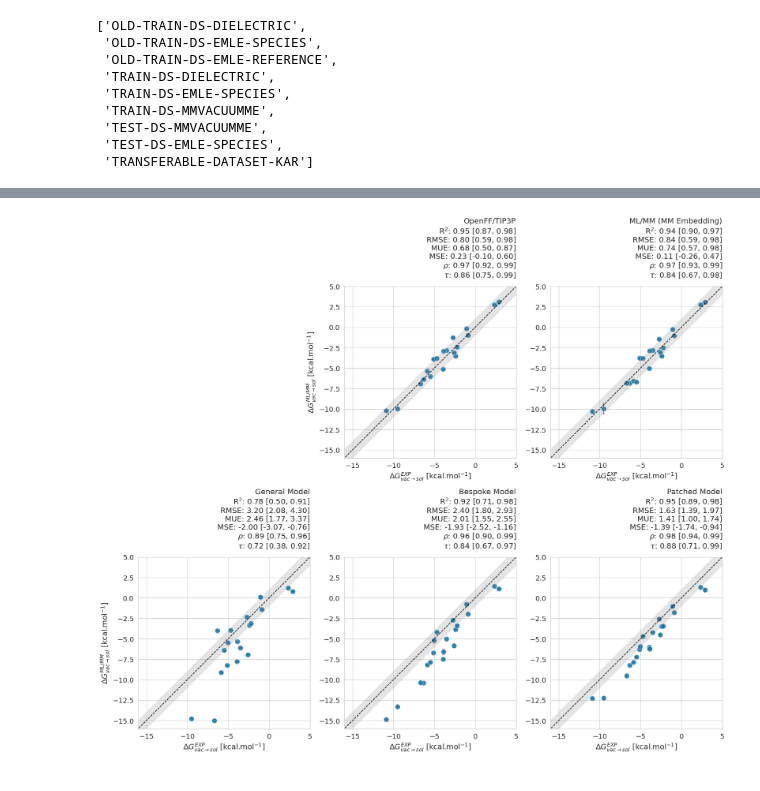
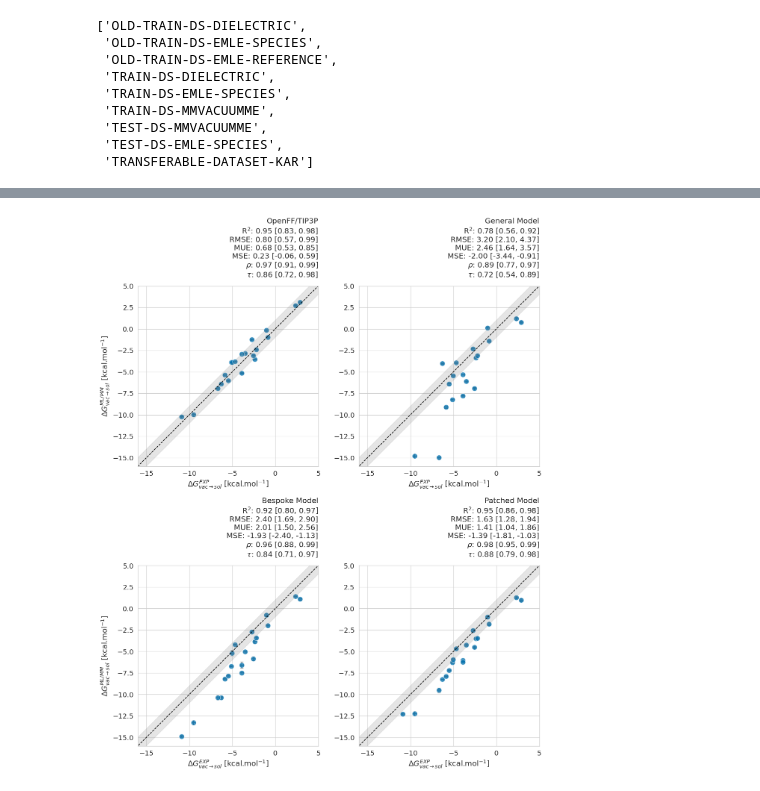
Before and after one commit to michellab/EMLE_HFE_SI, a Jupyter notebook: figures/hydration_fe/bespoke_patched_models/plot_ahfe_scatters.ipynb, the cells around one changed output, grey strips where cells are left out. Saved outputs shown, nothing was run; the diff lists cells and outputs as text; code cells hidden in the pictures.

Commit message:
Update figures

```diff
--- a/figures/hydration_fe/bespoke_patched_models/plot_ahfe_scatters.ipynb
+++ b/figures/hydration_fe/bespoke_patched_models/plot_ahfe_scatters.ipynb
@@ -331,7 +331,7 @@ df_data_mean = pd.DataFrame(
     {
         "EXP": EXP_MEAN,
         "OpenFF/TIP3P": dG_MM_MEAN,
-        "ML/MM (MM Embedding)": dG_ME_MEAN,
+        #"ML/MM (MM Embedding)": dG_ME_MEAN,
         "General Model": dG_QM7_MEAN,
         #'BESPOKE_ITER_1': dG_BESPOKE_ITER_1_MEAN,
         "Bespoke Model": dG_BESPOKE_ITER_2_MEAN,
@@ -357,7 +357,7 @@ df_data_error = pd.DataFrame(
     {
         "EXP": EXP_STD,
         "OpenFF/TIP3P": dG_MM_ERROR,
-        "ML/MM (MM Embedding)": dG_ME_ERROR,
+        #"ML/MM (MM Embedding)": dG_ME_ERROR,
         "General Model": dG_QM7_ERROR,
         "Bespoke Model": dG_BESPOKE_ITER_2_ERROR,
         "Patched Model": dG_PATCHED_ITER_2_ERROR,
@@ -388,13 +368,13 @@ Name: ML/MM (MM Embedding), dtype: float64
 # %%
 sns.set(style="whitegrid", palette="colorblind", context="paper", font_scale=1.5)
 
-columns_to_plot = df_data_mean.columns  # Exclude 'EXP'
+columns_to_plot = df_data_mean.columns[1:]
 num_plots = len(columns_to_plot)
-ncols = 3
+ncols = 2
 nrows = (num_plots + ncols - 1) // ncols
 
 fig, axes = plt.subplots(
-    nrows=nrows, ncols=ncols, figsize=(20, 8 * nrows), sharex=False, sharey=False
+    nrows=nrows, ncols=ncols, figsize=(14, 8 * nrows), sharex=False, sharey=False
 )
 
 axes = axes.flatten()
@@ -445,7 +425,7 @@ for i, column in enumerate(columns_to_plot):
         zorder=0,
     )
     # axes[i].set_title(f'{column}')
-    if i in [1, 3]:
+    if i in [0, 2]:
         axes[i].set_ylabel(
             r"$\Delta G^{ML/MM}_{vac \rightarrow sol}$ [kcal.mol$^{-1}$]"
         )
@@ -460,34 +440,33 @@ for i, column in enumerate(columns_to_plot):
         scale,
         scale - small_dist,
         scale + small_dist,
         color="grey",
         alpha=0.2,
     )
 
     axes[i].set_title(
         f"{column}\n{statistics_string}",
         loc="right",
         horizontalalignment="right",
         pad=1,
     )
 
     axes[i].grid(True)
     xmin = ymin = -16
     xmax = ymax = 5
     axes[i].set_xlim(xmin, xmax)
     axes[i].set_ylim(ymin, ymax)
 
 for j in range(i + 1, len(axes)):
     fig.delaxes(axes[j])
 
-fig.delaxes(axes[0])
 
 for ax in axes:
     ax.set_aspect("equal", "box")
 
 # reduce vertical space between subplots
-plt.subplots_adjust(hspace=0.4)
-plt.savefig("ahfe_benchmark.png", bbox_inches="tight", dpi=300, transparent=True)
+plt.subplots_adjust(hspace=0.55)
+plt.savefig("ahfe_benchmark.pdf", bbox_inches="tight", dpi=300, transparent=True)
 plt.show()
 # %% [output]
-[figure, old version]
+[figure, new version]
```
Also changed, not shown: parts of 1 cell of this notebook, 6 other files.
